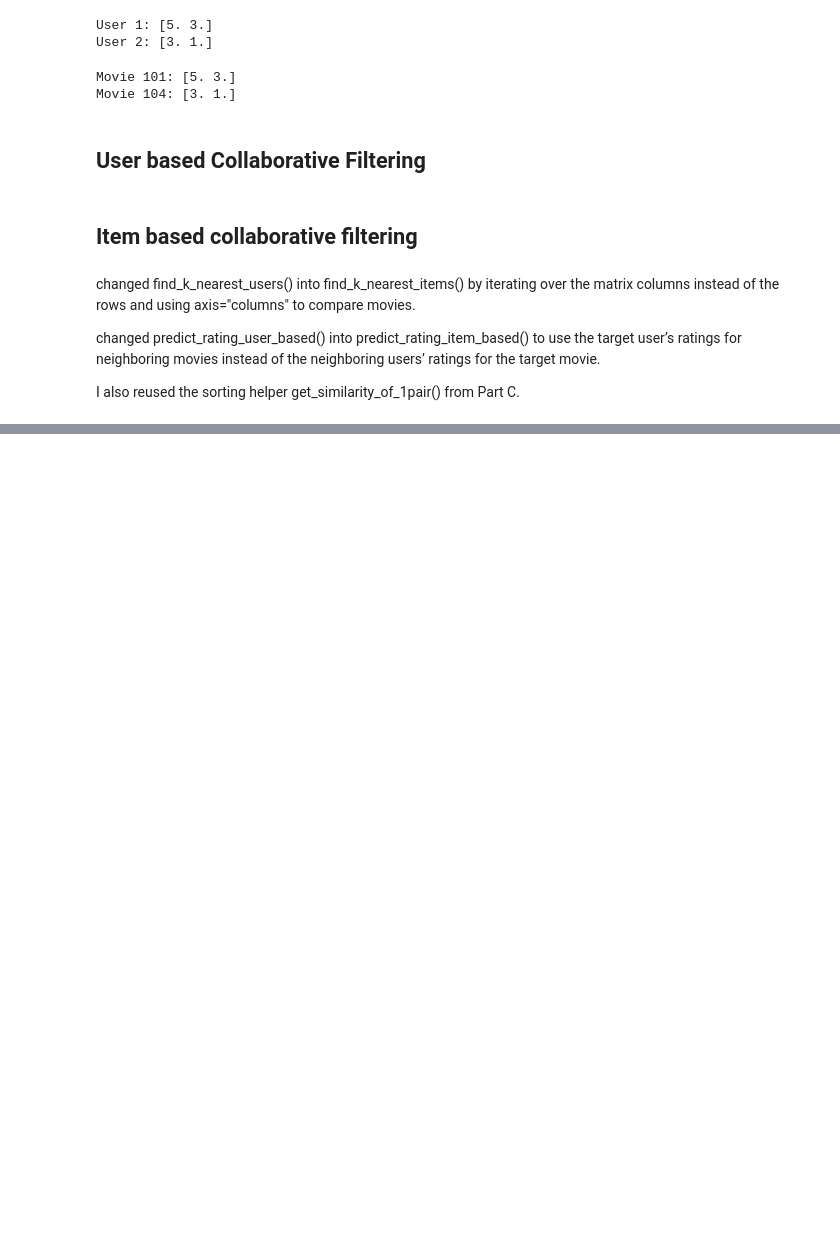
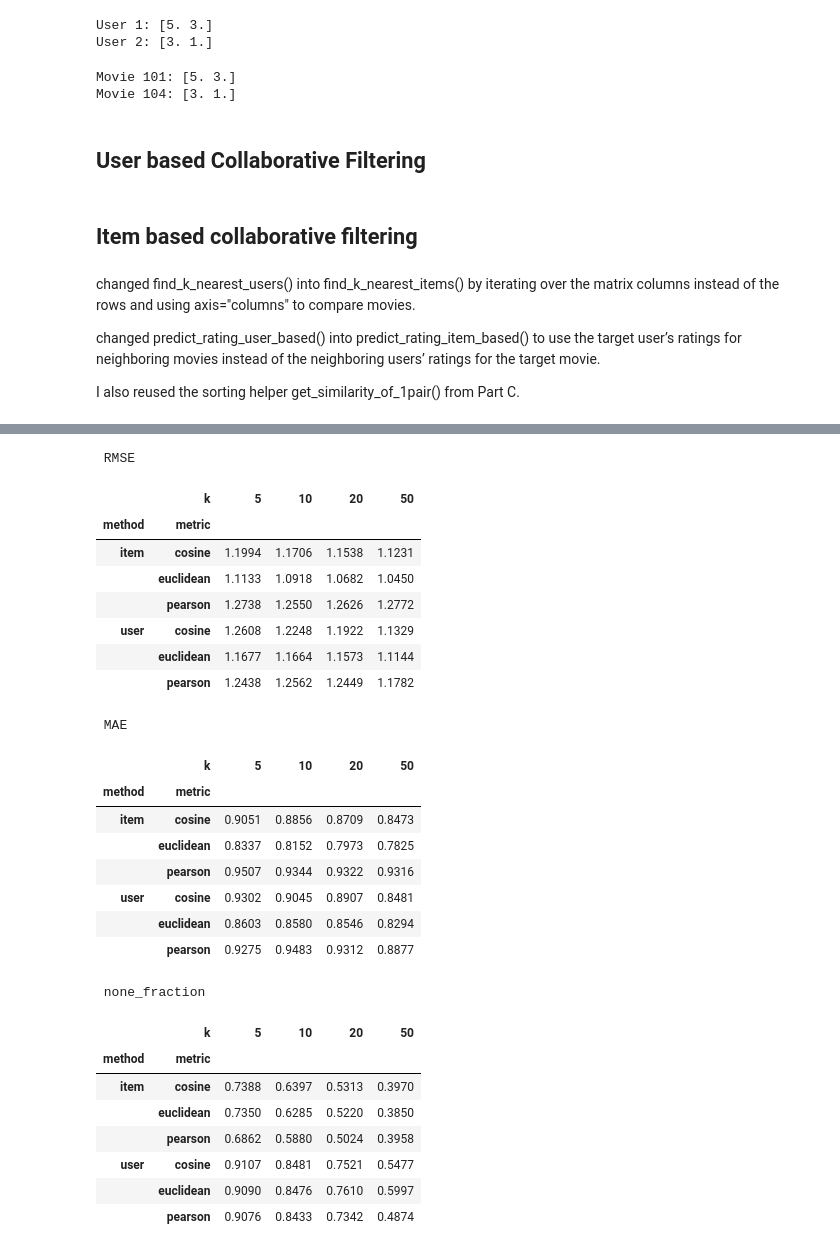
Before and after one commit to aseelibrahim123/ML_lab1, a Jupyter notebook: ML_lab1.ipynb, the cells around one changed output, grey strips where cells are left out. Cells and saved outputs as stored; diff of their text form; code cells hidden in the pictures; blank space fills up the shorter version.

```diff
--- a/ML_lab1.ipynb
+++ b/ML_lab1.ipynb
@@ -549,0 +769,40 @@ def evaluate_recommendations(train_matrix, test_df, k_values=(5, 10, 20, 50)):
+# %%
+for metric_name in ["RMSE", "MAE", "none_fraction"]:
+
+    print("\n", metric_name)
+
+    comparison_table = results.pivot_table(
+        index=["method", "metric"],
+        columns="k",
+        values=metric_name
+    )
+
+    display(comparison_table.round(4))
+# %% [output]
+ RMSE
+|  | k | 5 | 10 | 20 | 50 |
+| method | metric |  |  |  |  |
+| item | cosine | 1.1994 | 1.1706 | 1.1538 | 1.1231 |
+|  | euclidean | 1.1133 | 1.0918 | 1.0682 | 1.0450 |
+|  | pearson | 1.2738 | 1.2550 | 1.2626 | 1.2772 |
+| user | cosine | 1.2608 | 1.2248 | 1.1922 | 1.1329 |
+|  | euclidean | 1.1677 | 1.1664 | 1.1573 | 1.1144 |
+|  | pearson | 1.2438 | 1.2562 | 1.2449 | 1.1782 |
+ MAE
+|  | k | 5 | 10 | 20 | 50 |
+| method | metric |  |  |  |  |
+| item | cosine | 0.9051 | 0.8856 | 0.8709 | 0.8473 |
+|  | euclidean | 0.8337 | 0.8152 | 0.7973 | 0.7825 |
+|  | pearson | 0.9507 | 0.9344 | 0.9322 | 0.9316 |
+| user | cosine | 0.9302 | 0.9045 | 0.8907 | 0.8481 |
+|  | euclidean | 0.8603 | 0.8580 | 0.8546 | 0.8294 |
+|  | pearson | 0.9275 | 0.9483 | 0.9312 | 0.8877 |
+ none_fraction
+|  | k | 5 | 10 | 20 | 50 |
+| method | metric |  |  |  |  |
+| item | cosine | 0.7388 | 0.6397 | 0.5313 | 0.3970 |
+|  | euclidean | 0.7350 | 0.6285 | 0.5220 | 0.3850 |
+|  | pearson | 0.6862 | 0.5880 | 0.5024 | 0.3958 |
+| user | cosine | 0.9107 | 0.8481 | 0.7521 | 0.5477 |
+|  | euclidean | 0.9090 | 0.8476 | 0.7610 | 0.5997 |
+|  | pearson | 0.9076 | 0.8433 | 0.7342 | 0.4874 |
```
Also changed, not shown: parts of 12 cells of this notebook.
